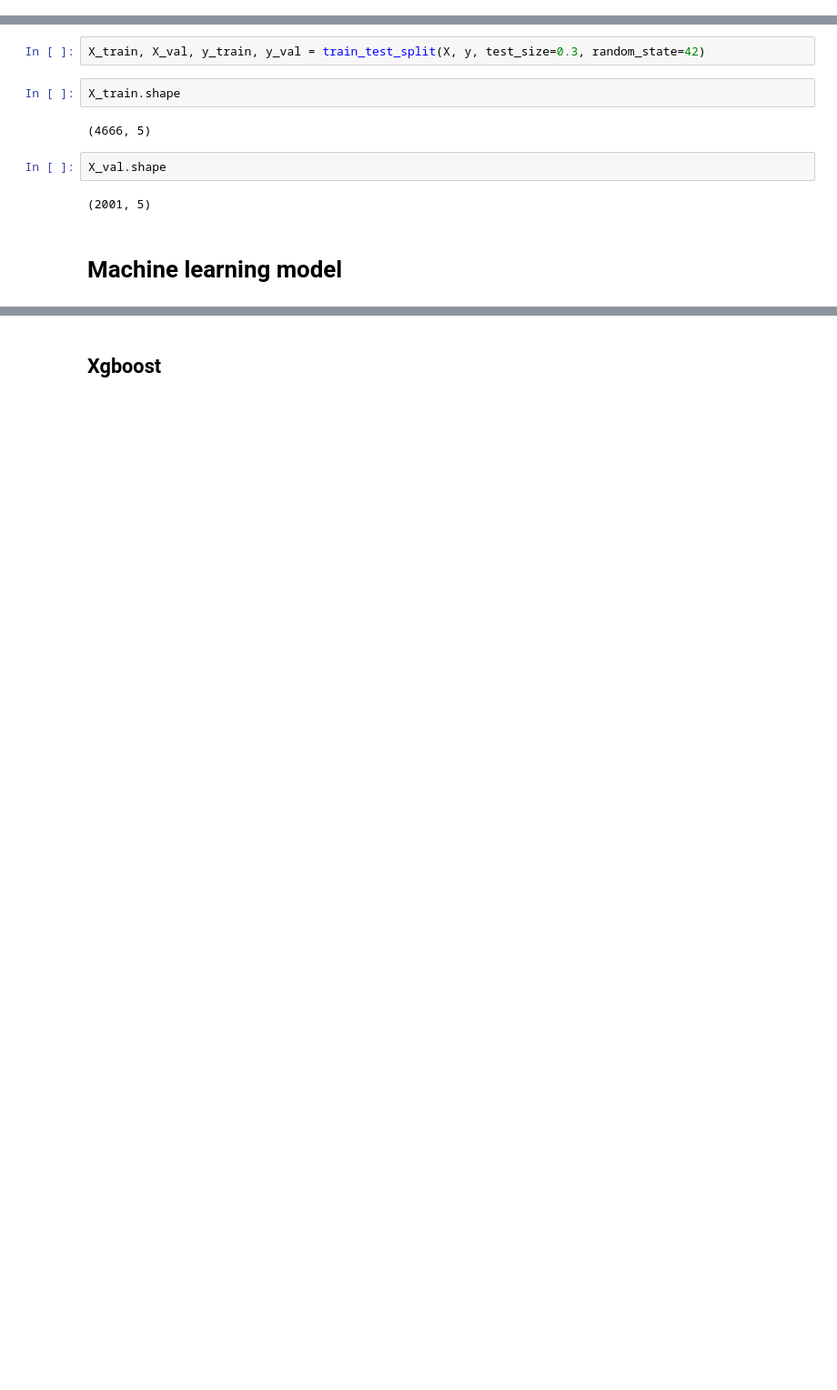
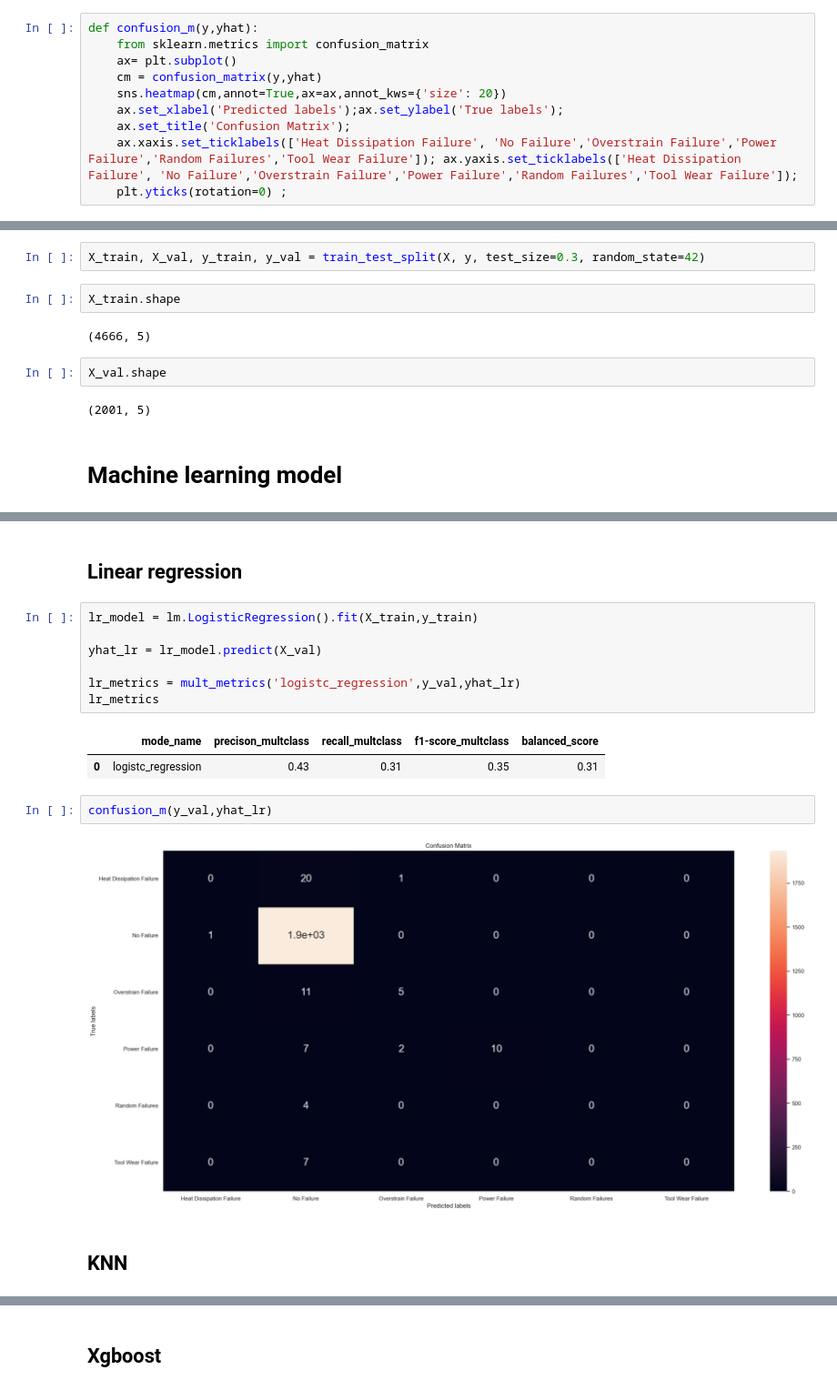
Before and after one commit to lavinomenezes/desafio_indicium, a Jupyter notebook: notebooks/desafio_indicium_lm_v06_machile_learning.ipynb, the cells around one changed output, grey strips where cells are left out. Shown: that part at 91% size. Drawn from its saved outputs; the diff is of its cells as text; blank space fills up the shorter version.

```diff
--- a/notebooks/desafio_indicium_lm_v06_machile_learning.ipynb
+++ b/notebooks/desafio_indicium_lm_v06_machile_learning.ipynb
@@ -40,0 +51,10 @@ Populating the interactive namespace from numpy and matplotlib
+# %%
+def confusion_m(y,yhat):
+    from sklearn.metrics import confusion_matrix
+    ax= plt.subplot()
+    cm = confusion_matrix(y,yhat)
+    sns.heatmap(cm,annot=True,ax=ax,annot_kws={'size': 20})
+    ax.set_xlabel('Predicted labels');ax.set_ylabel('True labels');
+    ax.set_title('Confusion Matrix');
+    ax.xaxis.set_ticklabels(['Heat Dissipation Failure', 'No Failure','Overstrain Failure','Power Failure','Random Failures','Tool Wear Failure']); ax.yaxis.set_ticklabels(['Heat Dissipation Failure', 'No Failure','Overstrain Failure','Power Failure','Random Failures','Tool Wear Failure']);
+    plt.yticks(rotation=0) ;
@@ -97,0 +141,18 @@ BernoulliNB                          0.03
+# %% [markdown]
+##  Linear regression
+# %%
+lr_model = lm.LogisticRegression().fit(X_train,y_train)
+
+yhat_lr = lr_model.predict(X_val)
+
+lr_metrics = mult_metrics('logistc_regression',y_val,yhat_lr)
+lr_metrics
+# %% [output]
+|  | mode_name | precison_multclass | recall_multclass | f1-score_multclass | balanced_score |
+| 0 | logistc_regression | 0.43 | 0.31 | 0.35 | 0.31 |
+# %%
+confusion_m(y_val,yhat_lr)
+# %% [output]
+[figure, added]
+# %% [markdown]
+## KNN
```
Also changed, not shown: parts of 32 cells of this notebook, 1 other file.
